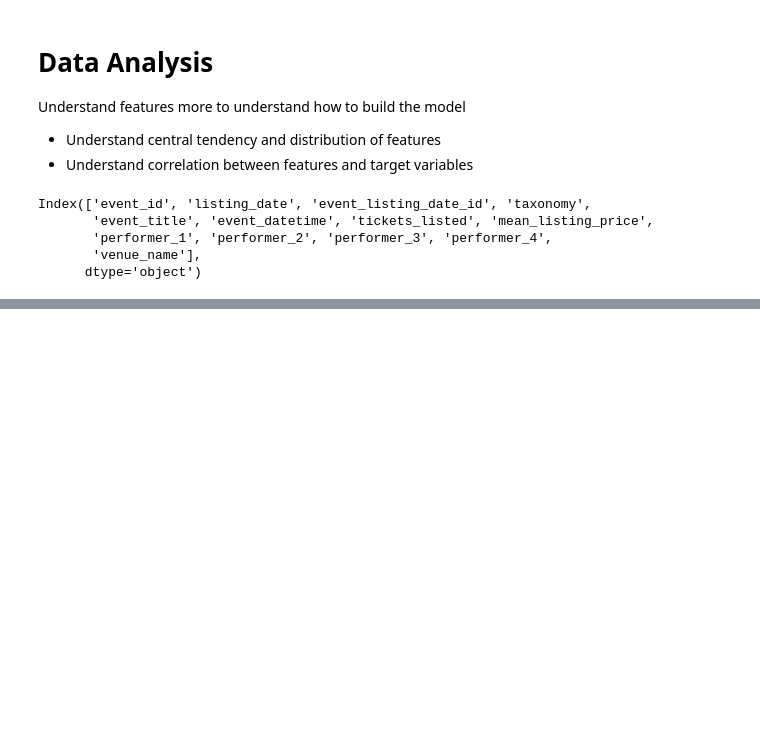
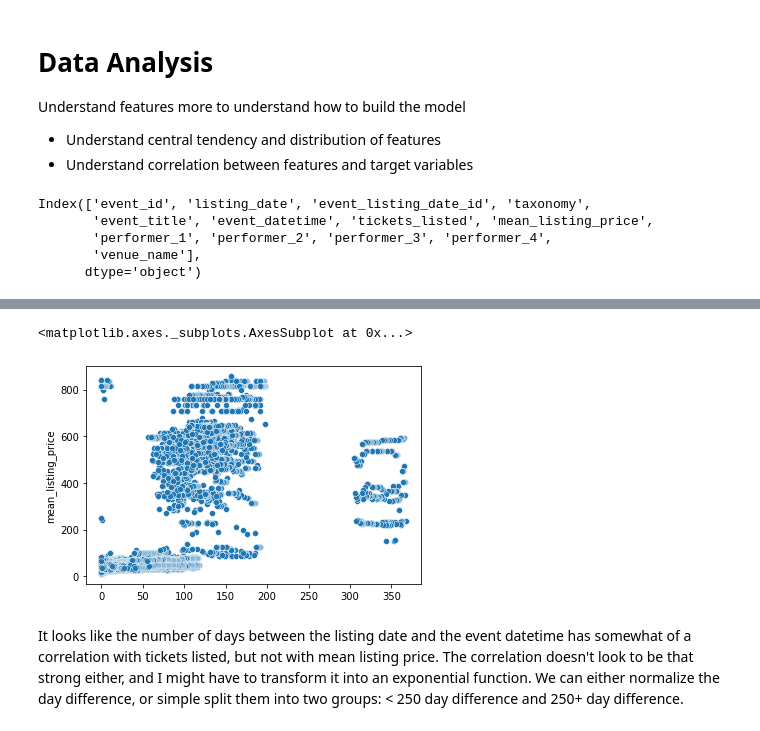
Before and after one commit to tvrtl3b0y/misc, a Jupyter notebook: demand_analytics/demand_analytics.ipynb, the cells around one changed output, grey strips where cells are left out. Drawn from its saved outputs; the diff is of its cells as text; code cells hidden in the pictures; blank space fills up the shorter version.

```diff
--- a/demand_analytics/demand_analytics.ipynb
+++ b/demand_analytics/demand_analytics.ipynb
@@ -72,0 +93,10 @@ Name: taxonomy, dtype: int64
+# %%
+sns.scatterplot(
+    x=(df_analysis.event_datetime - df_analysis.listing_date).dt.days,
+    y=df_analysis.mean_listing_price
+)
+# %% [output]
+<matplotlib.axes._subplots.AxesSubplot at 0x...>
+[figure, added]
+# %% [markdown]
+It looks like the number of days between the listing date and the event datetime has somewhat of a correlation with tickets listed, but not with mean listing price. The correlation doesn't look to be that strong either, and I might have to transform it into an exponential function. We can either normalize the day difference, or simple split them into two groups: < 250 day difference and 250+ day difference.
```
Also changed, not shown: parts of 24 cells of this notebook.
